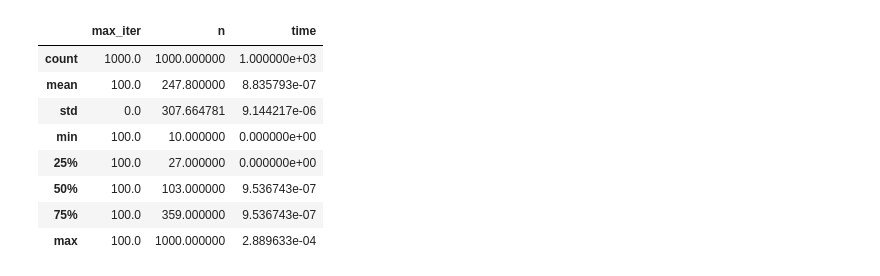
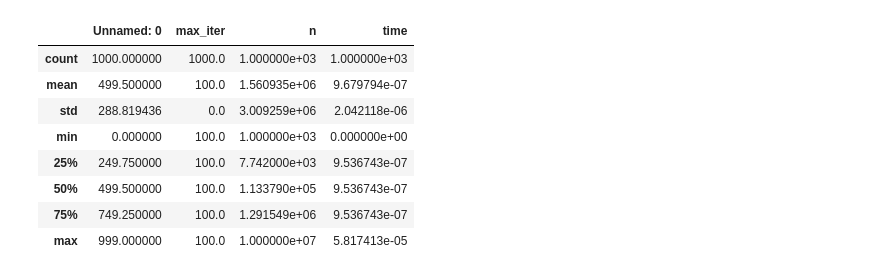
Before and after one commit to stsievert/pytorch-timing-comparisons, a Jupyter notebook: Tensorflow-eval.ipynb, the cells around one changed output. Cells and saved outputs as stored; diff of their text form; code cells hidden in the pictures.

```diff
--- a/Tensorflow-eval.ipynb
+++ b/Tensorflow-eval.ipynb
@@ -69,19 +13,21 @@ with tf.Session() as session:
 # %%
 from altair import Chart, X, Y, Scale
 import pandas as pd
 
-df = pd.DataFrame(data)
+DIR = "data/"
+dfs = [pd.read_csv(DIR + f + ".csv") for f in ["torch", "tf", "tf-eager"]]
+df = pd.concat(dfs)
 df[df.library == 'torch'].describe()
 # %% [output]
-|  | max_iter | n | time |
-| count | 1000.0 | 1000.000000 | 1.000000e+03 |
-| mean | 100.0 | 247.800000 | 8.835793e-07 |
-| std | 0.0 | 307.664781 | 9.144217e-06 |
-| min | 100.0 | 10.000000 | 0.000000e+00 |
-| 25% | 100.0 | 27.000000 | 0.000000e+00 |
-| 50% | 100.0 | 103.000000 | 9.536743e-07 |
-| 75% | 100.0 | 359.000000 | 9.536743e-07 |
-| max | 100.0 | 1000.000000 | 2.889633e-04 |
+|  | Unnamed: 0 | max_iter | n | time |
+| count | 1000.000000 | 1000.0 | 1.000000e+03 | 1.000000e+03 |
+| mean | 499.500000 | 100.0 | 1.560935e+06 | 9.679794e-07 |
+| std | 288.819436 | 0.0 | 3.009259e+06 | 2.042118e-06 |
+| min | 0.000000 | 100.0 | 1.000000e+03 | 0.000000e+00 |
+| 25% | 249.750000 | 100.0 | 7.742000e+03 | 9.536743e-07 |
+| 50% | 499.500000 | 100.0 | 1.133790e+05 | 9.536743e-07 |
+| 75% | 749.250000 | 100.0 | 1.291549e+06 | 9.536743e-07 |
+| max | 999.000000 | 100.0 | 1.000000e+07 | 5.817413e-05 |
 # %%
 Chart(df).mark_line().encode(
     x=X('n', scale=Scale(type='log')),
```
Also changed, not shown: parts of 13 cells of this notebook, 8 other files.
